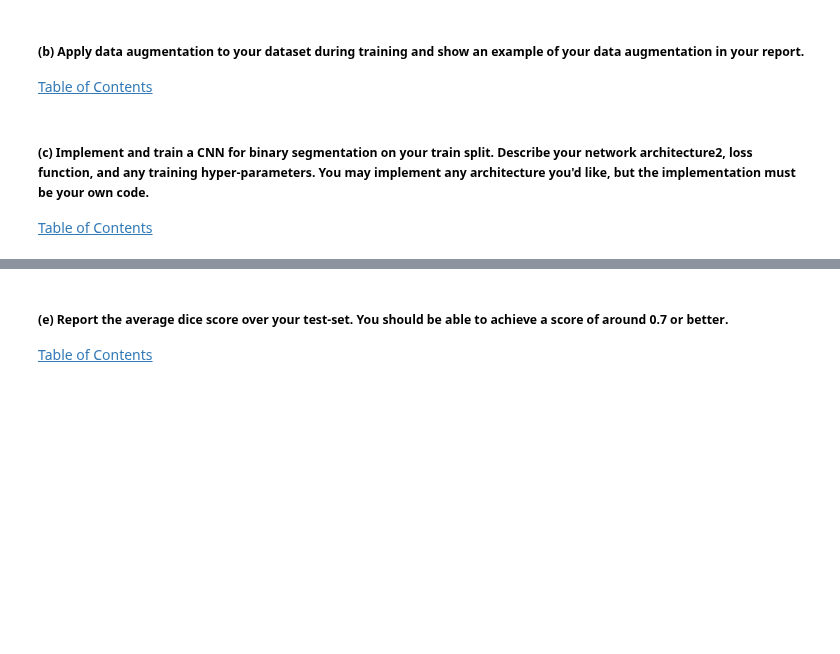
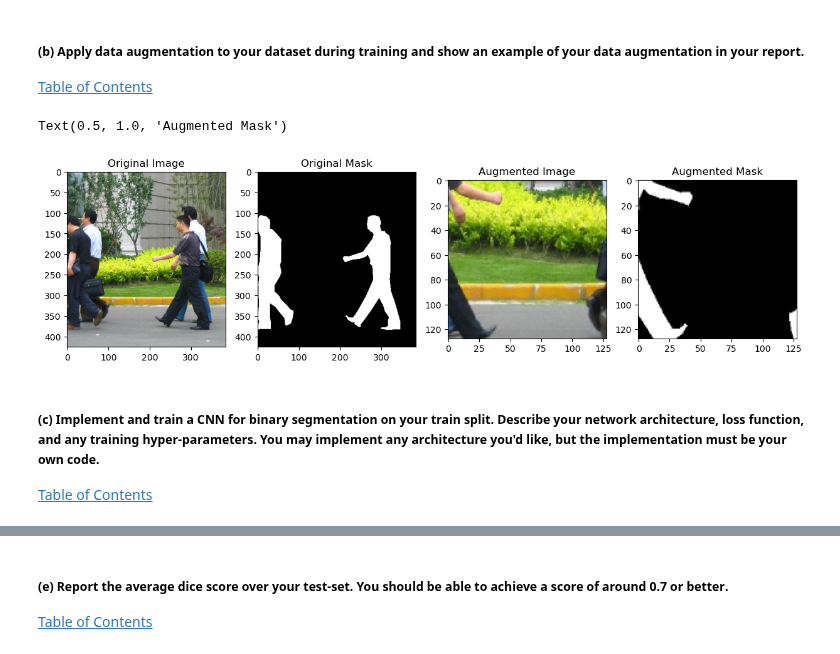
Before and after one commit to Alaqian/ECE-GY-6123-Image-and-Video-Processing, a Jupyter notebook: CA04/aaz7118-CA04.ipynb, the cells around one changed output, grey strips where cells are left out. Cells and saved outputs as stored; diff of their text form; code cells hidden in the pictures; blank space fills up the shorter version.

```diff
--- a/CA04/aaz7118-CA04.ipynb
+++ b/CA04/aaz7118-CA04.ipynb
@@ -64,18 +66,47 @@ class PennFudanDataset(Dataset):
         image = cv2.cvtColor(image, cv2.COLOR_BGR2RGB)
         mask = cv2.imread(self.mask_paths[idx], 0)
         # binarize the mask by setting all values greater-than or equal-to 1 to 1.
-        mask = np.clip(mask, 0, 1)
+        mask = np.clip(mask, 0, 1)*255
+        merged_image = np.concatenate((image, mask[:, :, None]), axis=2)
+        merged_image = transforms.ToTensor()(merged_image)
         if self.transform:
-            image = self.transform(image)
-            mask = self.transform(mask)
+            merged_image = self.transform(merged_image)
+        image = merged_image[:3, :, :]
+        mask = merged_image[3, :, :]
+        #image = transforms.ToTensor()(image)
+        #mask = transforms.ToTensor()(mask)
         return image, mask
 # %% [markdown]
 <a id='p1b'></a>
 ##### (b) Apply data augmentation to your dataset during training and show an example of your data augmentation in your report.
 
 [Table of Contents](#Table-of-Contents)
+# %%
+augmentation = transforms.Compose([
+    transforms.RandomHorizontalFlip(),
+    transforms.RandomResizedCrop(128, antialias=None)
+    ])
+
+# Plot a subplot of the original and the augmented image and mask
+train_dataset = PennFudanDataset(train_image_paths, train_mask_paths)
+image, mask = train_dataset[0]
+fig, ax = plt.subplots(1, 4, figsize=(15, 7.5))
+ax[0].imshow(image.permute(1, 2, 0))
+ax[0].set_title("Original Image")
+ax[1].imshow(mask, cmap="gray")
+ax[1].set_title("Original Mask")
+
+augmented_train_dataset = PennFudanDataset(train_image_paths, train_mask_paths, transform=augmentation)
+image, mask = augmented_train_dataset[0]
+ax[2].imshow(image.permute(1, 2, 0))
+ax[2].set_title("Augmented Image")
+ax[3].imshow(mask, cmap="gray")
+ax[3].set_title("Augmented Mask")
+# %% [output]
+Text(0.5, 1.0, 'Augmented Mask')
+[figure, added]
 # %% [markdown]
 <a id='p1c'></a>
-##### (c) Implement and train a CNN for binary segmentation on your train split. Describe your network architecture2, loss function, and any training hyper-parameters. You may implement any architecture you'd like, **but the implementation must be your own code.**
+##### (c) Implement and train a CNN for binary segmentation on your train split. Describe your network architecture, loss function, and any training hyper-parameters. You may implement any architecture you'd like, **but the implementation must be your own code.**
 
 [Table of Contents](#Table-of-Contents)
```
Also changed, not shown: parts of 4 cells of this notebook, 3 other files.
